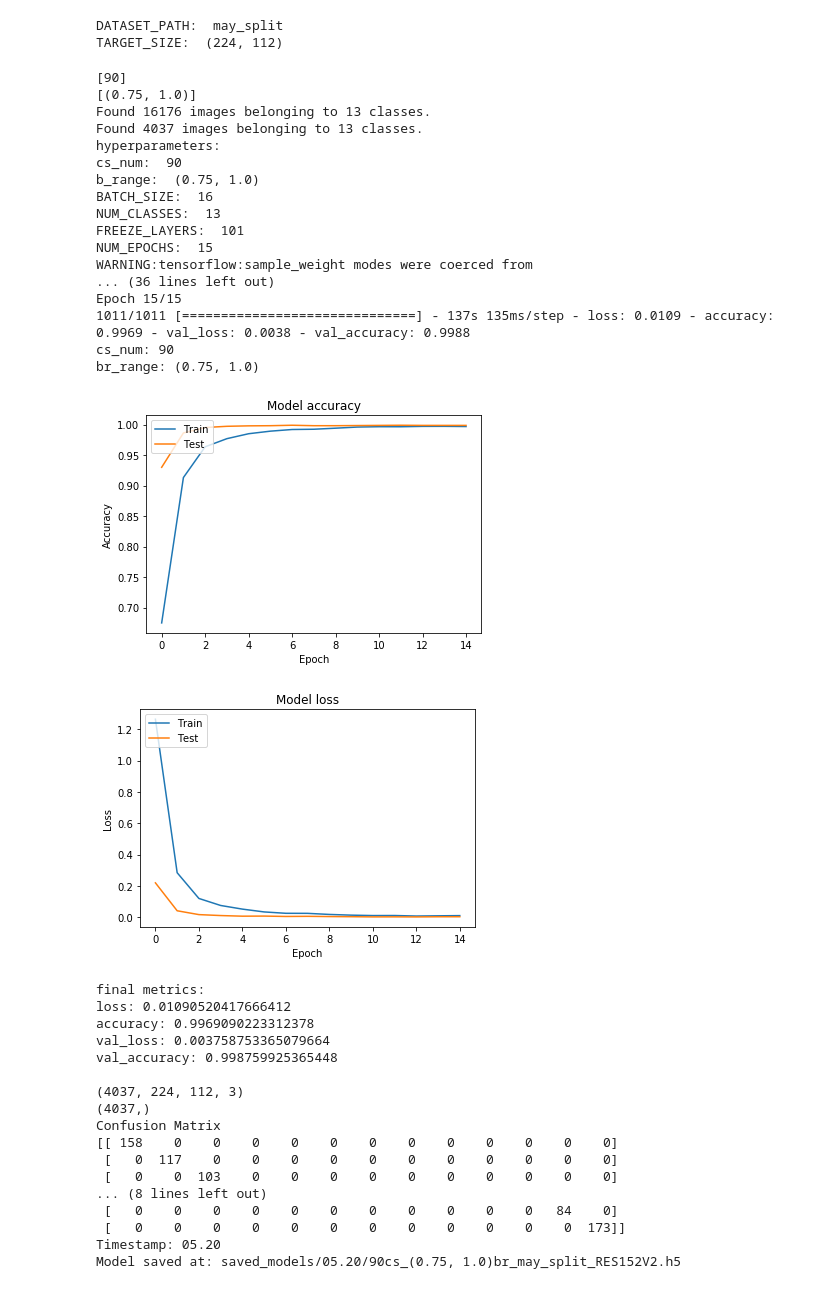
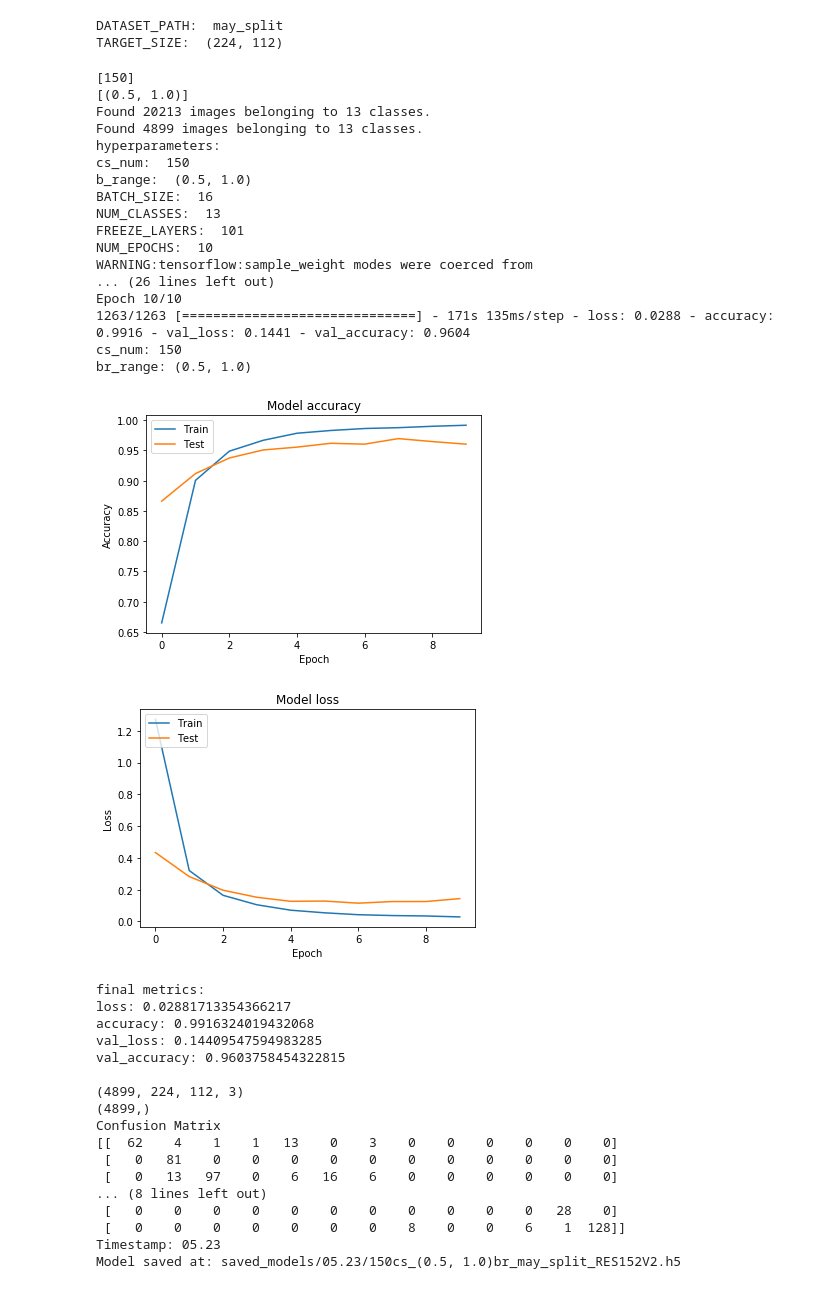
Before and after one commit to tjresearch/research-kevin-kevin, a Jupyter notebook: code/piece_detection/ensemble_resnet.ipynb, the cells around one changed output. Saved outputs shown, nothing was run; the diff lists cells and outputs as text; code cells hidden in the pictures.

```diff
--- a/code/piece_detection/ensemble_resnet.ipynb
+++ b/code/piece_detection/ensemble_resnet.ipynb
@@ -100,7 +100,7 @@ def train_network(cs_num, b_range=(0.8, 1.0)):
     #try reducing batch size (top) or freeze more layers if your GPU runs out of memory
     NUM_CLASSES = len(train_batches.class_indices.items())
 
-    NUM_EPOCHS = 15
+    NUM_EPOCHS = 10
 
     FREEZE_LAYERS = 101 # 2 + 3*33
 #     FREEZE_LAYERS = 35 # 2 + 3*11
@@ -258,62 +258,62 @@ def ensemble_conf_mat(ens_list):
 # %%
 """
 main training "method"
 displays single model conf mats
 TODO: split data, train three models, avg for preds, get results
 """
-cs_nums = [90]
+cs_nums = [150]
 # cs_nums = [i for i in range(50, 255, 20)]
 print(cs_nums)
-br_ranges = [(0.75, 1.0)]
-# br_ranges = [(0.50, 1.0)]
+# br_ranges = [(1.0, 1.0)]
+br_ranges = [(0.50, 1.0)]
 print(br_ranges)
 
 for br_range in br_ranges:
     for cs_num in cs_nums:
         nnet, history = train_network(cs_num, br_range)
         print("cs_num: {}".format(cs_num))
         print("br_range: {}".format(br_range))
         graph_history(history)
         print_finals(history)
         single_conf_mat(nnet)
         custom_save_model(nnet, cs_num, br_range) #will save to month/day/hr directory, may cause duplicates if trained multiple time
 # %% [output]
-[90]
-[(0.75, 1.0)]
-Found 16176 images belonging to 13 classes.
-Found 4037 images belonging to 13 classes.
+[150]
+[(0.5, 1.0)]
+Found 20213 images belonging to 13 classes.
+Found 4899 images belonging to 13 classes.
 hyperparameters:
-cs_num:  90
-b_range:  (0.75, 1.0)
+cs_num:  150
+b_range:  (0.5, 1.0)
 BATCH_SIZE:  16
 NUM_CLASSES:  13
 FREEZE_LAYERS:  101
-NUM_EPOCHS:  15
+NUM_EPOCHS:  10
 WARNING:tensorflow:sample_weight modes were coerced from
-... (36 lines left out)
-Epoch 15/15
-1011/1011 [==============================] - 137s 135ms/step - loss: 0.0109 - accuracy: 0.9969 - val_loss: 0.0038 - val_accuracy: 0.9988
-cs_num: 90
-br_range: (0.75, 1.0)
+... (26 lines left out)
+Epoch 10/10
+1263/1263 [==============================] - 171s 135ms/step - loss: 0.0288 - accuracy: 0.9916 - val_loss: 0.1441 - val_accuracy: 0.9604
+cs_num: 150
+br_range: (0.5, 1.0)
-[figure, old version]
+[figure, new version]
-[figure, old version]
+[figure, new version]
 final metrics:
-loss: 0.01090520417666412
-accuracy: 0.9969090223312378
-val_loss: 0.003758753365079664
-val_accuracy: 0.998759925365448
+loss: 0.02881713354366217
+accuracy: 0.9916324019432068
+val_loss: 0.14409547594983285
+val_accuracy: 0.9603758454322815
 
-(4037, 224, 112, 3)
-(4037,)
+(4899, 224, 112, 3)
+(4899,)
 Confusion Matrix
-[[ 158    0    0    0    0    0    0    0    0    0    0    0    0]
- [   0  117    0    0    0    0    0    0    0    0    0    0    0]
- [   0    0  103    0    0    0    0    0    0    0    0    0    0]
+[[  62    4    1    1   13    0    3    0    0    0    0    0    0]
+ [   0   81    0    0    0    0    0    0    0    0    0    0    0]
+ [   0   13   97    0    6   16    6    0    0    0    0    0    0]
 ... (8 lines left out)
- [   0    0    0    0    0    0    0    0    0    0    0   84    0]
- [   0    0    0    0    0    0    0    0    0    0    0    0  173]]
-Timestamp: 05.20
-Model saved at: saved_models/05.20/90cs_(0.75, 1.0)br_may_split_RES152V2.h5
+ [   0    0    0    0    0    0    0    0    0    0    0   28    0]
+ [   0    0    0    0    0    0    0    8    0    0    6    1  128]]
+Timestamp: 05.23
+Model saved at: saved_models/05.23/150cs_(0.5, 1.0)br_may_split_RES152V2.h5
 # %%
 """
 loads multiple models, displays conf mat of combined preds
```
Also changed, not shown: parts of 1 cell of this notebook.
